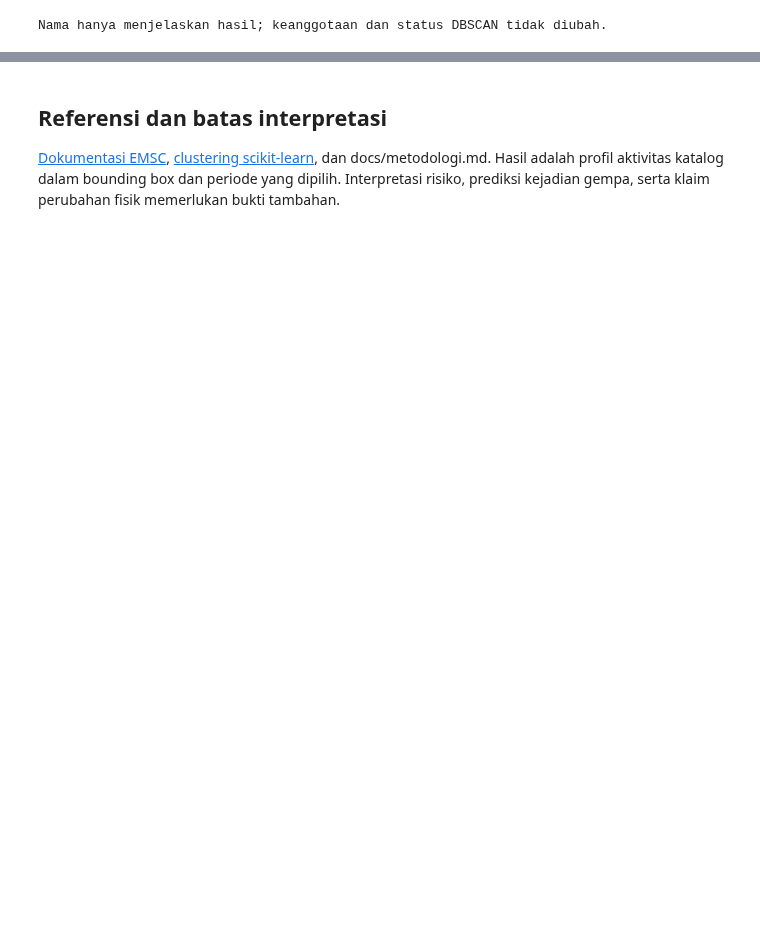
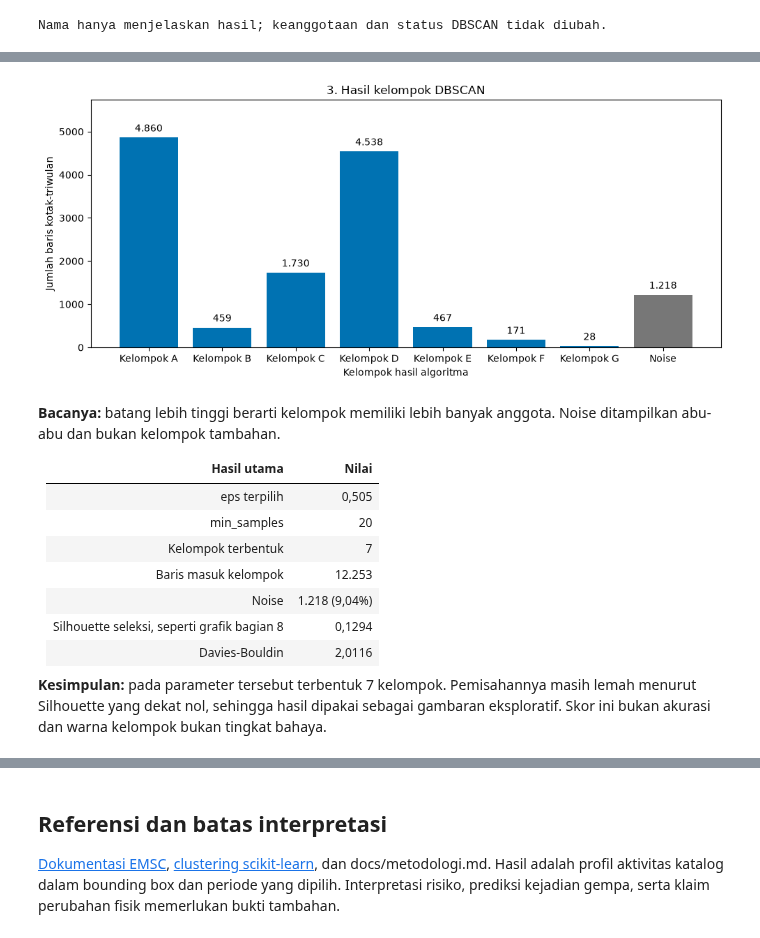
Before and after one commit to yudnata/machine-learning, a Jupyter notebook: notebooks/05_dbscan/05_dbscan.ipynb, the cells around one changed output, grey strips where cells are left out. Saved outputs shown, nothing was run; the diff lists cells and outputs as text; code cells hidden in the pictures; blank space fills up the shorter version.

```diff
--- a/notebooks/05_dbscan/05_dbscan.ipynb
+++ b/notebooks/05_dbscan/05_dbscan.ipynb
@@ -308,0 +411,51 @@ Name: n_grid_quarters, dtype: int64
+# %%
+unique_labels, counts = np.unique(dbscan_model.labels_, return_counts=True)
+ordered = sorted(zip(unique_labels, counts), key=lambda item: (item[0] < 0, item[0]))
+names = ["Noise" if label < 0 else f"Kelompok {chr(65 + int(label))}" for label, _ in ordered]
+values = [count for _, count in ordered]
+fig, ax = plt.subplots(figsize=(10, 4.5))
+bars = ax.bar(names, values, color=["#777777" if label < 0 else "#0072B2" for label, _ in ordered])
+ax.bar_label(bars, labels=[jumlah(value) for value in values], padding=4)
+ax.set_ylim(0, max(values) * 1.18)
+ax.set(title="3. Hasil kelompok DBSCAN", xlabel="Kelompok hasil algoritma", ylabel="Jumlah baris kotak-triwulan")
+fig.tight_layout()
+fig.savefig(ROOT / "reports/figures/dbscan_simple_group_sizes.png", dpi=160)
+plt.show()
+plt.close(fig)
+display(Markdown(f"""**Bacanya:** batang lebih tinggi berarti kelompok memiliki lebih banyak anggota.
+Noise ditampilkan abu-abu dan bukan kelompok tambahan.
+
+| Hasil utama | Nilai |
+| --- | ---: |
+| eps terpilih | {angka(dbscan_metadata['eps'], 3)} |
+| min_samples | {dbscan_metadata['min_samples']} |
+| Kelompok terbentuk | {jumlah(final_metrics['n_clusters'])} |
+| Baris masuk kelompok | {jumlah(final_metrics['n_assigned'])} |
+| Noise | {jumlah(noise_rows)} ({angka(final_metrics['noise_fraction'] * 100, 2)}%) |
+| Silhouette seleksi, seperti grafik bagian 8 | {angka(selected_result['silhouette'])} |
+| Davies-Bouldin | {angka(selected_result['davies_bouldin'])} |
+
+**Kesimpulan:** pada parameter tersebut terbentuk {jumlah(final_metrics['n_clusters'])} kelompok.
+Pemisahannya masih lemah menurut Silhouette yang dekat nol, sehingga hasil dipakai sebagai gambaran eksploratif.
+Skor ini bukan akurasi dan warna kelompok bukan tingkat bahaya.
+"""))
+if dbscan_metadata["diagnostic_only"]:
+    display(Markdown("**Status diagnostik:** tidak ada kandidat lolos seluruh aturan. Hasil belum memenuhi kriteria penelitian."))
+# %% [output]
+[figure, added]
+**Bacanya:** batang lebih tinggi berarti kelompok memiliki lebih banyak anggota.
+Noise ditampilkan abu-abu dan bukan kelompok tambahan.
+
+| Hasil utama | Nilai |
+| --- | ---: |
+| eps terpilih | 0,505 |
+| min_samples | 20 |
+| Kelompok terbentuk | 7 |
+| Baris masuk kelompok | 12.253 |
+| Noise | 1.218 (9,04%) |
+| Silhouette seleksi, seperti grafik bagian 8 | 0,1294 |
+| Davies-Bouldin | 2,0116 |
+
+**Kesimpulan:** pada parameter tersebut terbentuk 7 kelompok.
+Pemisahannya masih lemah menurut Silhouette yang dekat nol, sehingga hasil dipakai sebagai gambaran eksploratif.
+Skor ini bukan akurasi dan warna kelompok bukan tingkat bahaya.
```
Also changed, not shown: parts of 22 cells of this notebook, 21 other files.
